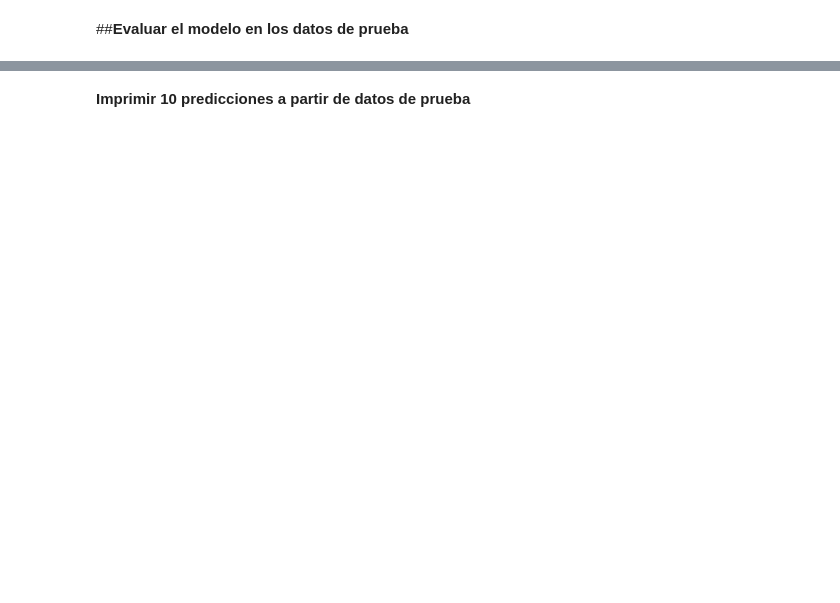
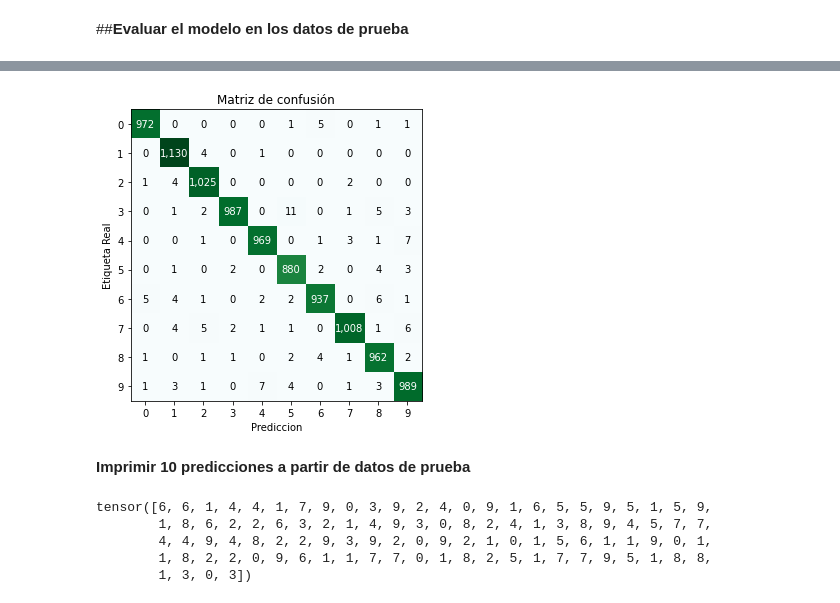
Before and after one commit to FERMEN23/CNN, a Jupyter notebook: MNIST.ipynb, the cells around one changed output, grey strips where cells are left out. Drawn from its saved outputs; the diff is of its cells as text; code cells hidden in the pictures; blank space fills up the shorter version.

```diff
--- a/MNIST.ipynb
+++ b/MNIST.ipynb
@@ -165,19 +255,49 @@ train(num_epochs, cnn, loaders)
 # %% [markdown]
 ##**Evaluar el modelo en los datos de prueba**
-# %%
-def test():
-    # Test the model
-    cnn.eval()
-    with torch.no_grad():
-        correct = 0
-        total = 0
-        for images, labels in loaders['test']:
-            #print("lbs",labels)
-            test_output, last_layer = cnn(images)
-            pred_y = torch.max(test_output, 1)[1].data.squeeze()
-            #print(pred_y)
-            accuracy = (pred_y == labels).sum().item() / float(labels.size(0))
-            pass
-        print('Exactitud de prueba del modelo en las 10000 imágenes de prueba: %.2f' % accuracy)
-        pass
-test()
+# %%
+import statistics
+import numpy as np
+from sklearn.metrics import confusion_matrix, classification_report
+prediccion=[]
+correcto=[]
+media=[]
+def test():
+    # Test the model
+    cnn.eval()
+    with torch.no_grad():
+        correct = 0
+        total = 0
+        for images, labels in loaders['test']:
+            #print("lbs",labels)
+            test_output, last_layer = cnn(images)
+            pred_y = torch.max(test_output, 1)[1].data.squeeze()
+            temp=pred_y.data.numpy().squeeze()
+            prediccion.append(temp)
+            temp2=labels.numpy().squeeze()
+            correcto.append(temp2)
+            #accuracy = (pred_y == labels).sum().item() / float(labels.size(0))
+            #media.append(accuracy)
+            pass
+        #accuracy=statistics.mean(media)
+        #print('Exactitud de prueba del modelo en las 10000 imágenes de prueba: %.2f' % accuracy)
+        pass
+test()
+prediccion=np.concatenate(prediccion)
+correcto=np.concatenate(correcto)
+def plot_cl(cm, labels, cmap=plt.cm.BuGn):
+  fig, ax = plt.subplots(figsize=(5,5), tight_layout=True)
+  ax.imshow(cm, interpolation='nearest',cmap=cmap)
+  for i in range(cm.shape[1]):
+    for j in range(cm.shape[0]):
+      ax.text(j,i,"{:,}".format(cm[i,j]), horizontalalignment="center", verticalalignment="center",color="white" if cm[i,j]> np.amax(cm)/2 else "black")
+  ax.set_title("Matriz de confusión")
+  tick_marks=np.arange(len(labels))
+  plt.xticks(tick_marks,labels)
+  plt.yticks(tick_marks,labels)
+  plt.ylabel("Etiqueta Real")
+  plt.xlabel("Prediccion")
+
+cm=confusion_matrix(correcto, prediccion)
+plot_cl(cm,labels=[str(i) for i in range(10)])
+print(classification_report(correcto,prediccion,digits=3))
+# %% [output]
@@ -184,8 +320,16 @@ test()
+[figure, added]
 # %% [markdown]
 **Imprimir 10 predicciones a partir de datos de prueba**
 # %%
 sample = next(iter(loaders['test']))
 imgs, lbls = sample
+print(lbls)
+# %% [output]
+tensor([6, 6, 1, 4, 4, 1, 7, 9, 0, 3, 9, 2, 4, 0, 9, 1, 6, 5, 5, 9, 5, 1, 5, 9,
+        1, 8, 6, 2, 2, 6, 3, 2, 1, 4, 9, 3, 0, 8, 2, 4, 1, 3, 8, 9, 4, 5, 7, 7,
+        4, 4, 9, 4, 8, 2, 2, 9, 3, 9, 2, 0, 9, 2, 1, 0, 1, 5, 6, 1, 1, 9, 0, 1,
+        1, 8, 2, 2, 0, 9, 6, 1, 1, 7, 7, 0, 1, 8, 2, 5, 1, 7, 7, 9, 5, 1, 8, 8,
+        1, 3, 0, 3])
 # %%
 actual_number = lbls[:10].numpy()
 actual_number
```
Also changed, not shown: parts of 17 cells of this notebook.
